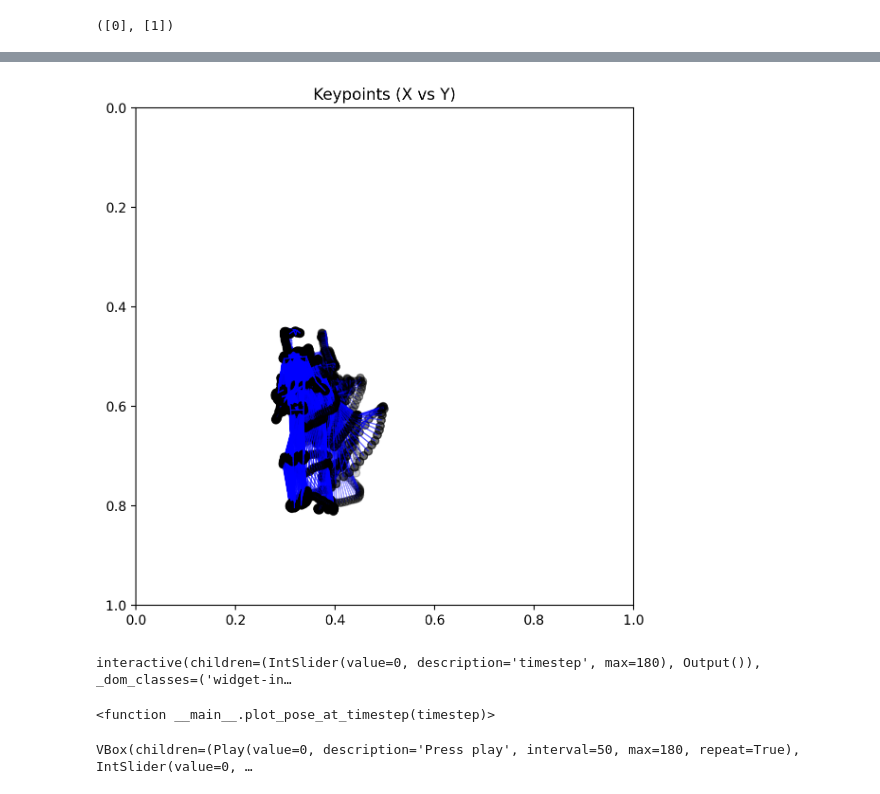
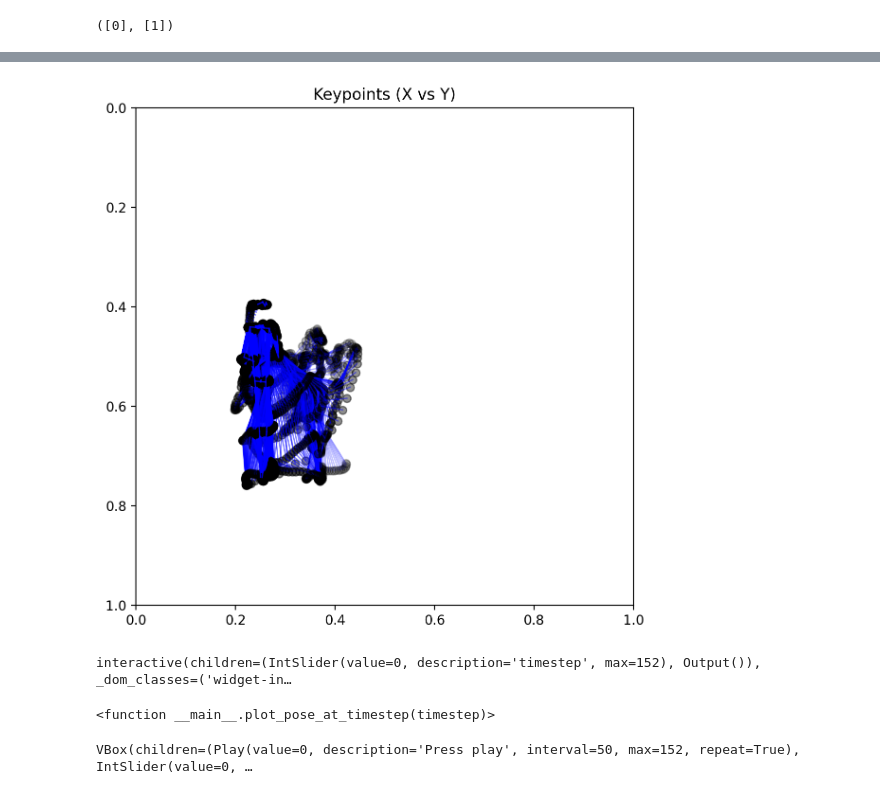
Before and after one commit to ReillyMcDowell/BaseballPitch, a Jupyter notebook: modules/motion_prediction/motion_plot.ipynb, the cells around one changed output, grey strips where cells are left out. Cells and saved outputs as stored; diff of their text form; code cells hidden in the pictures.

```diff
--- a/modules/motion_prediction/motion_plot.ipynb
+++ b/modules/motion_prediction/motion_plot.ipynb
@@ -28,4 +28,7 @@ file
 # Load keypoints from output.txt and display shape
 keypoints = np.loadtxt(file[0])
 print('Keypoints shape:', keypoints.shape)
+
+OUTPUT_LENGTH = keypoints.shape[0]
+print('Output length:', OUTPUT_LENGTH)
 # %% [output]
@@ -87,7 +91,7 @@ fig, axs = plt.subplots(1, 1, figsize=(6, 6), facecolor='white', dpi=200)
 alpha = 0
 
 # XYZ coordinates for pos
-for t in range(180):
+for t in range(OUTPUT_LENGTH):
     alpha += 1.0 / 249  # Gradually decrease the transparency
     for i in range(17):
         kx, ky, kconf = groups_of_three(keypoints[t][5:])[i]  # Assuming the first 5 values are not keypoints
@@ -132,11 +136,11 @@ print(edges[0])
 # %% [output]
 ([0], [1])
 # %%
-nodes = np.zeros([180,17,2])
-edges = np.zeros([180,16,2,2])  # 12 edges, each with 2 points (start and end), each point has (x, y)
+nodes = np.zeros([OUTPUT_LENGTH,17,2])
+edges = np.zeros([OUTPUT_LENGTH,16,2,2])  # 12 edges, each with 2 points (start and end), each point has (x, y)
 
 # XYZ coordinates for pos
-for t in range(180):
+for t in range(OUTPUT_LENGTH):
     for i in range(17):
         kx, ky, kconf = groups_of_three(keypoints[t][5:])[i]  # Assuming the first 5 values are not keypoints
         nodes[t][i] = ([kx, ky])
@@ -149,31 +153,31 @@ print(edges[0][0])
 # %%
 # XYZ coordinates subplot
 fig, axs = plt.subplots(1, 1, figsize=(6, 6), facecolor='white', dpi=200)
 alpha = 0.2
-nodes = np.zeros([180,17,2])
-edges = np.zeros([180,16,2,2])  # 12 edges, each with 2 points (start and end), each point has (x, y)
+nodes = np.zeros([OUTPUT_LENGTH,17,2])
+edges = np.zeros([OUTPUT_LENGTH,16,2,2])  # 12 edges, each with 2 points (start and end), each point has (x, y)
 
 # XYZ coordinates for pos
-for t in range(180):
+for t in range(OUTPUT_LENGTH):
     alpha += 1.0 / 249  # Gradually decrease the transparency
     for i in range(17):
         kx, ky, kconf = groups_of_three(keypoints[t][5:])[i]  # Assuming the first 5 values are not keypoints
         nodes[t][i] = ([kx, ky])
         if kconf > 0.5:
             axs.plot(kx, ky, 'ko', alpha = alpha)  # Plot keypoints as red dots
     edges[t] = [(nodes[t][conn[0]], nodes[t][conn[1]]) for conn in coco_connections]
     for i in range(16):
         plot_line(axs, edges[t][i][0], edges[t][i][1], color='blue', linewidth=1, alpha=alpha)  # Plot edges as blue lines
 
 axs.invert_yaxis()            # Flips the Y-axis so the head is at the top
 axs.set_xlim(0, 1)            # Locks X-axis to normalized image bounds
 axs.set_ylim(1, 0)            # Locks Y-axis to normalized bounds (1 at bottom, 0 at top)
 axs.set_aspect('equal')       # Prevents the skeleton from stretching horizontally/vertically
 axs.set_title('Keypoints (X vs Y)')
 plt.tight_layout()
 plt.show()
 # %% [output]
-[figure, old version]
+[figure, new version]
 # %%
 from ipywidgets import interact, IntSlider
 
@@ -200,7 +204,7 @@ def plot_pose_at_timestep(timestep):
 
 interact(plot_pose_at_timestep, timestep=IntSlider(min=0, max=keypoints.shape[0]-1, step=1, value=0))
 # %% [output]
-interactive(children=(IntSlider(value=0, description='timestep', max=180), Output()), _dom_classes=('widget-in…
+interactive(children=(IntSlider(value=0, description='timestep', max=152), Output()), _dom_classes=('widget-in…
 <function __main__.plot_pose_at_timestep(timestep)>
 # %%
 from ipywidgets import Play, IntSlider, jslink, VBox
@@ -213,7 +217,7 @@ def plot_pose_at_timestep(timestep):
         kx, ky, kconf = groups_of_three(keypoints[timestep][5:])[i]
         nodes[i] = ([kx, ky])
         if kconf > 0.5:
-            axs.plot(kx, ky, 'ko', alpha=alpha)
+            axs.plot(kx, ky, 'ro', alpha=alpha, markersize=2)
     for conn in coco_connections:
         plot_line(axs, nodes[conn[0]], nodes[conn[1]], color='blue', linewidth=1, alpha=alpha)
     axs.invert_yaxis()            # Flips the Y-axis so the head is at the top
@@ -233,4 +237,4 @@ out = interactive_output(plot_pose_at_timestep, {'timestep': slider})
 
 VBox([play, slider, out])
 # %% [output]
-VBox(children=(Play(value=0, description='Press play', interval=50, max=180, repeat=True), IntSlider(value=0, …
+VBox(children=(Play(value=0, description='Press play', interval=50, max=152, repeat=True), IntSlider(value=0, …
```
Also changed, not shown: parts of 6 cells of this notebook, 7 other files.
